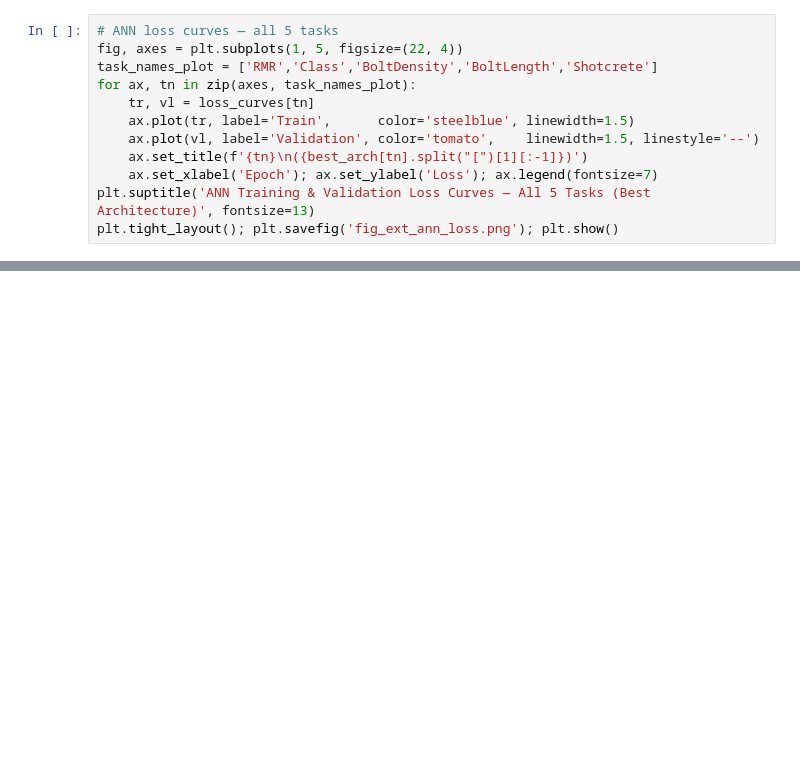
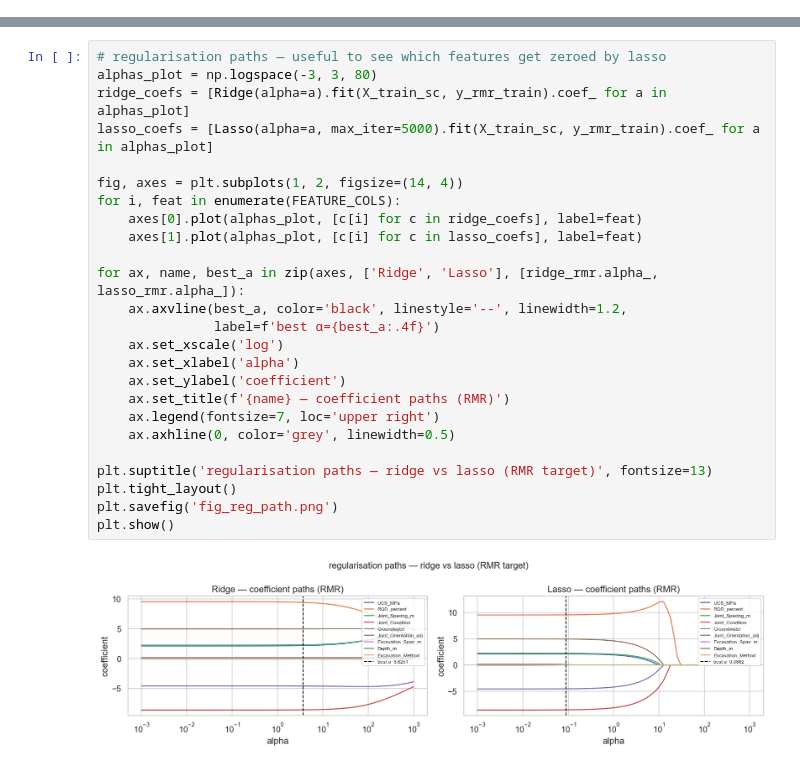
Before and after one commit to sayanmondal31694-sys/rmr-tunnel-support-designer-app, a Jupyter notebook: rmr_model_training.ipynb, the cells around one changed output, grey strips where cells are left out. Cells and saved outputs as stored; diff of their text form; blank space fills up the shorter version.

```diff
--- a/rmr_model_training.ipynb
+++ b/rmr_model_training.ipynb
@@ -863,12 +0,0 @@ Model 4 complete.
-# %%
-# ANN loss curves — all 5 tasks
-fig, axes = plt.subplots(1, 5, figsize=(22, 4))
-task_names_plot = ['RMR','Class','BoltDensity','BoltLength','Shotcrete']
-for ax, tn in zip(axes, task_names_plot):
-    tr, vl = loss_curves[tn]
-    ax.plot(tr, label='Train',      color='steelblue', linewidth=1.5)
-    ax.plot(vl, label='Validation', color='tomato',    linewidth=1.5, linestyle='--')
-    ax.set_title(f'{tn}\n({best_arch[tn].split("[")[1][:-1]})')
-    ax.set_xlabel('Epoch'); ax.set_ylabel('Loss'); ax.legend(fontsize=7)
-plt.suptitle('ANN Training & Validation Loss Curves — All 5 Tasks (Best Architecture)', fontsize=13)
-plt.tight_layout(); plt.savefig('fig_ext_ann_loss.png'); plt.show()
@@ -1393,0 +244,27 @@ Arch : ann_architectures.json
+# %%
+# regularisation paths — useful to see which features get zeroed by lasso
+alphas_plot = np.logspace(-3, 3, 80)
+ridge_coefs = [Ridge(alpha=a).fit(X_train_sc, y_rmr_train).coef_ for a in alphas_plot]
+lasso_coefs = [Lasso(alpha=a, max_iter=5000).fit(X_train_sc, y_rmr_train).coef_ for a in alphas_plot]
+
+fig, axes = plt.subplots(1, 2, figsize=(14, 4))
+for i, feat in enumerate(FEATURE_COLS):
+    axes[0].plot(alphas_plot, [c[i] for c in ridge_coefs], label=feat)
+    axes[1].plot(alphas_plot, [c[i] for c in lasso_coefs], label=feat)
+
+for ax, name, best_a in zip(axes, ['Ridge', 'Lasso'], [ridge_rmr.alpha_, lasso_rmr.alpha_]):
+    ax.axvline(best_a, color='black', linestyle='--', linewidth=1.2,
+               label=f'best α={best_a:.4f}')
+    ax.set_xscale('log')
+    ax.set_xlabel('alpha')
+    ax.set_ylabel('coefficient')
+    ax.set_title(f'{name} — coefficient paths (RMR)')
+    ax.legend(fontsize=7, loc='upper right')
+    ax.axhline(0, color='grey', linewidth=0.5)
+
+plt.suptitle('regularisation paths — ridge vs lasso (RMR target)', fontsize=13)
+plt.tight_layout()
+plt.savefig('fig_reg_path.png')
+plt.show()
+# %% [output]
+[figure, added]
```
Also changed, not shown: parts of 99 cells of this notebook.
